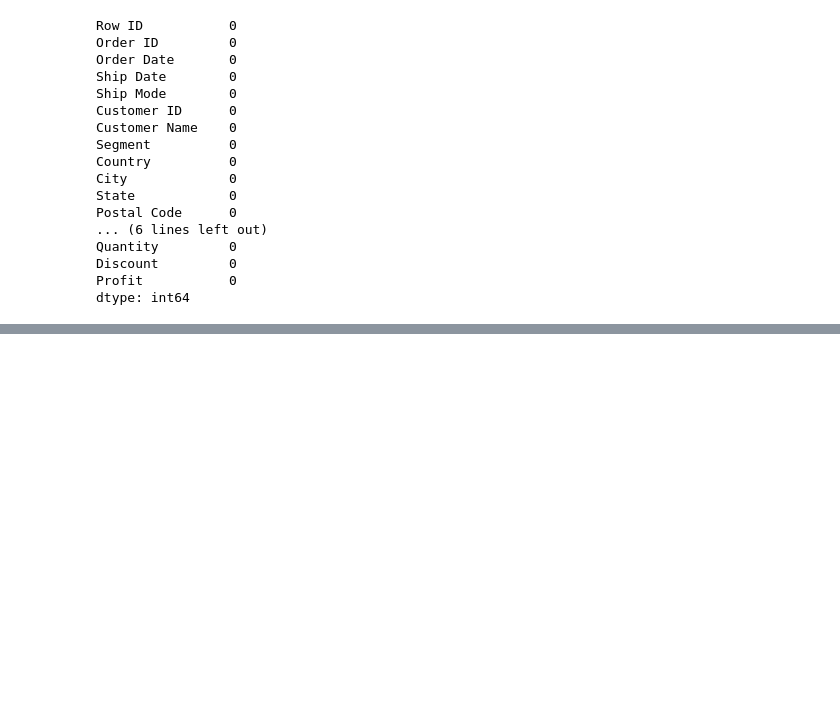
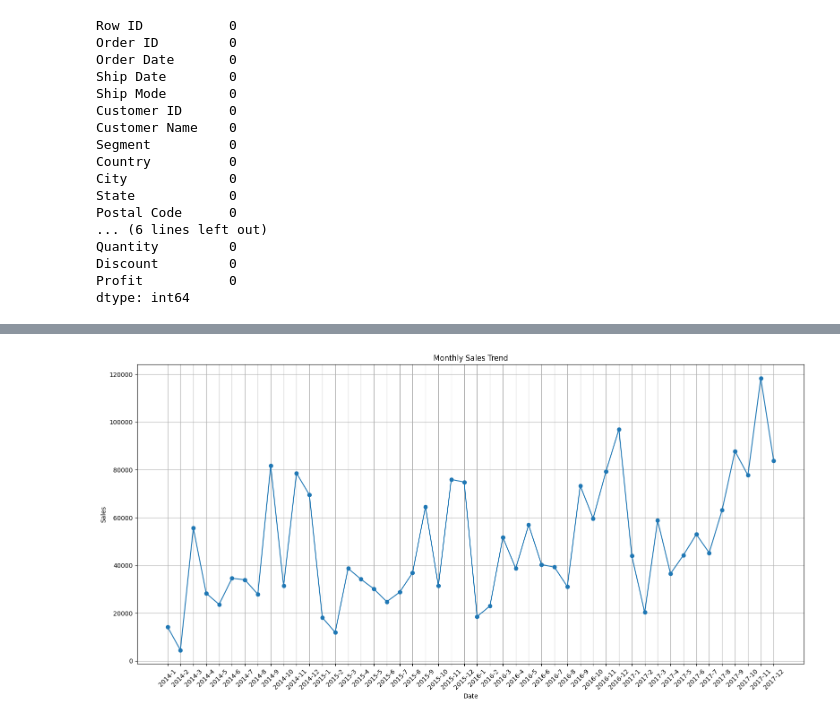
Before and after one commit to taidoan01/Super-Store-EDA, a Jupyter notebook: EDA.ipynb, the cells around one changed output, grey strips where cells are left out. Saved outputs shown, nothing was run; the diff lists cells and outputs as text; code cells hidden in the pictures; blank space fills up the shorter version.

```diff
--- a/EDA.ipynb
+++ b/EDA.ipynb
@@ -245,6 +87,0 @@ df['Order Day of Week'] = df['Order Date'].dt.day_of_week.apply(lambda x: day_of
-# %%
-df["month_year"] = df["Order Date"].dt.to_period("M")
-linechart = pd.DataFrame(df.groupby(df["month_year"].dt.strftime("%Y : %b"))["Sales"].sum()).reset_index()
-
-fig = px.line(linechart, x  ="month_year", y ="Sales",
-               labels = {"Sales":"Amount"}, height = 500, width = 1000, template = "gridon")
@@ -329,0 +88,7 @@ plt.show()
+# %%
+df['Order Date'] = pd.to_datetime(df['Order Date'], format='%m/%d/%Y')
+df['Ship Date'] = pd.to_datetime(df['Ship Date'], format='%m/%d/%Y')
+# %%
+df['Orders by Year'] = df['Order Date'].dt.year
+df['Orders by Month'] = df['Order Date'].dt.month
+df['Orders by Day'] = df['Order Date'].dt.day
@@ -329,0 +138,3 @@ plt.show()
+# %%
+monthly_sales = df.groupby(['Orders by Year', 'Orders by Month'])['Sales'].sum().reset_index()
+yearly_sales = df.groupby('Orders by Year')['Sales'].sum().reset_index()
@@ -329,0 +149,12 @@ plt.show()
+# %%
+plt.figure(figsize=(16, 8))
+plt.plot(monthly_sales['Orders by Year'].astype(str) + '-' + monthly_sales['Orders by Month'].astype(str), monthly_sales['Sales'], marker='o')
+plt.title('Monthly Sales Trend')
+plt.xlabel('Date')
+plt.ylabel('Sales')
+plt.xticks(rotation=45)
+plt.grid(True)
+plt.tight_layout()
+plt.show()
+# %% [output]
+[figure, added]
```
Also changed, not shown: parts of 43 cells of this notebook.
